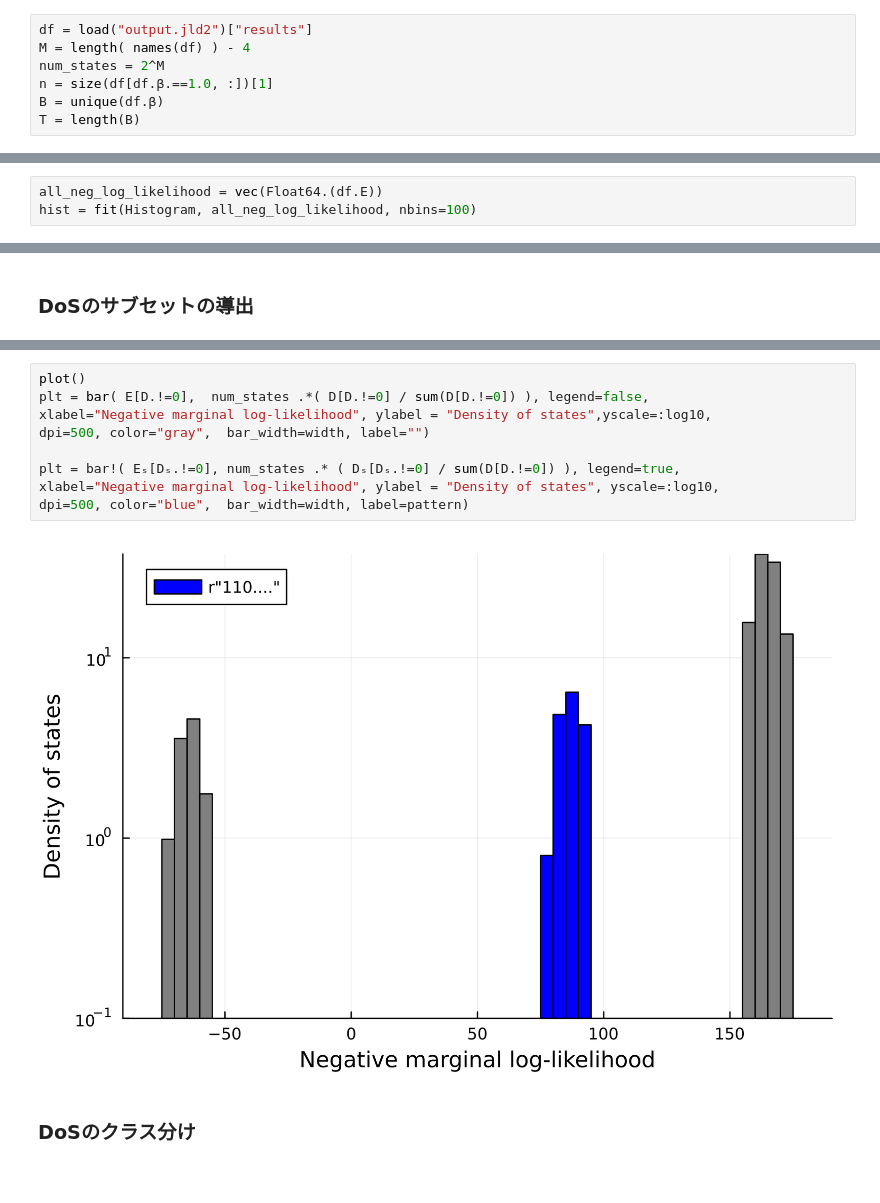
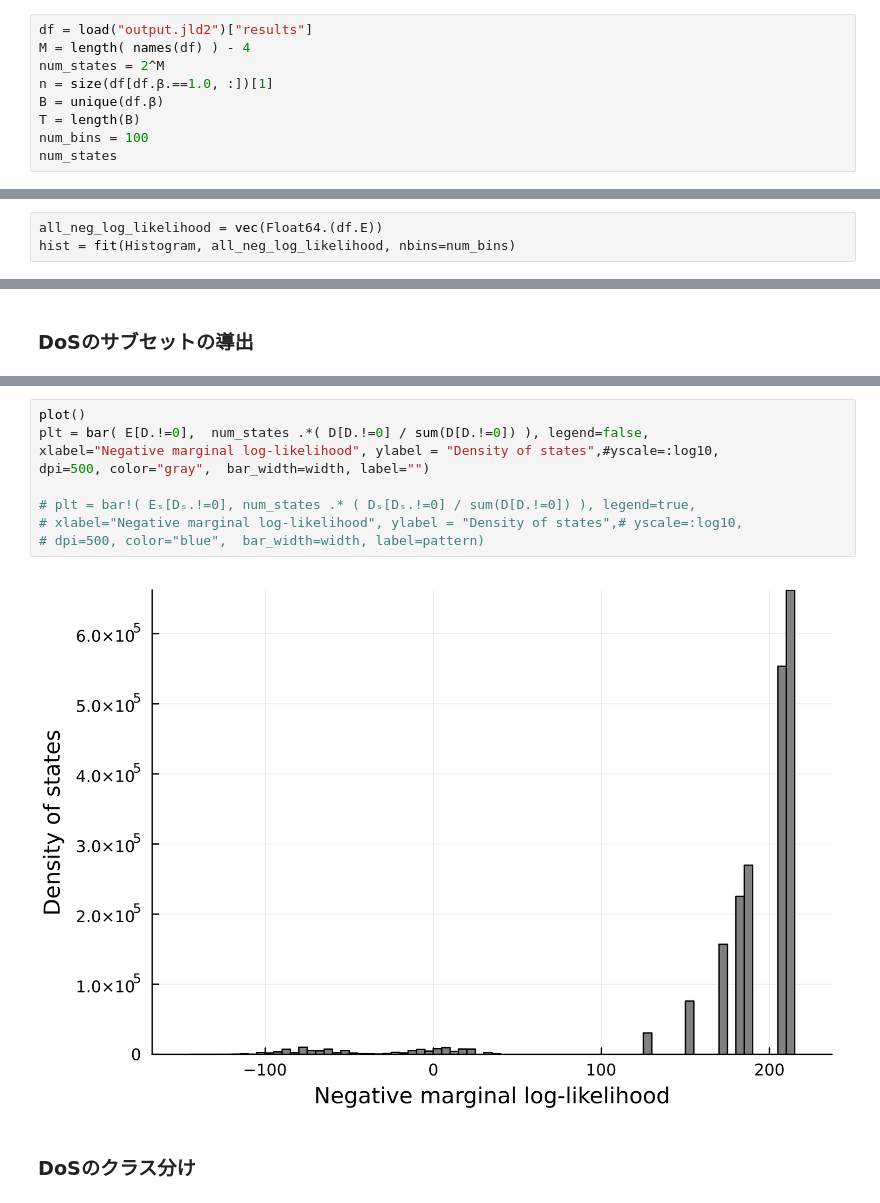
Before and after one commit to murakami9916/remc-blr, a Jupyter notebook: DoS_analyzer.ipynb, the cells around one changed output, grey strips where cells are left out. Saved outputs shown, nothing was run; the diff lists cells and outputs as text.

```diff
--- a/DoS_analyzer.ipynb
+++ b/DoS_analyzer.ipynb
@@ -16,4 +16,6 @@ num_states = 2^M
 n = size(df[df.β.==1.0, :])[1]
 B = unique(df.β)
 T = length(B)
+num_bins = 100
+num_states
 # %% [output]
@@ -22,7 +24,7 @@ T = length(B)
 ## マルチヒストグラム法によるDoSの推定
 # %%
 all_neg_log_likelihood = vec(Float64.(df.E))
-hist = fit(Histogram, all_neg_log_likelihood, nbins=100)
+hist = fit(Histogram, all_neg_log_likelihood, nbins=num_bins)
 # %% [output]
 Histogram{Int64, 1, Tuple{StepRangeLen{Float64, Base.TwicePrecision{Float64}, Base.TwicePrecision{Float64}, Int64}}}
 edges:
@@ -78,14 +82,14 @@ Dₛ = vec( Hₛ ./ ( exp.( - Eₛ*B' ) * ( n ./ Z ) ) )
 # %%
 plot()
 plt = bar( E[D.!=0],  num_states .*( D[D.!=0] / sum(D[D.!=0]) ), legend=false,
-xlabel="Negative marginal log-likelihood", ylabel = "Density of states",yscale=:log10,
+xlabel="Negative marginal log-likelihood", ylabel = "Density of states",#yscale=:log10,
 dpi=500, color="gray",  bar_width=width, label="")
 
-plt = bar!( Eₛ[Dₛ.!=0], num_states .* ( Dₛ[Dₛ.!=0] / sum(D[D.!=0]) ), legend=true,
-xlabel="Negative marginal log-likelihood", ylabel = "Density of states", yscale=:log10,
-dpi=500, color="blue",  bar_width=width, label=pattern)
+# plt = bar!( Eₛ[Dₛ.!=0], num_states .* ( Dₛ[Dₛ.!=0] / sum(D[D.!=0]) ), legend=true,
+# xlabel="Negative marginal log-likelihood", ylabel = "Density of states",# yscale=:log10,
+# dpi=500, color="blue",  bar_width=width, label=pattern)
 # %% [output]
-[figure, old version]
+[figure, new version]
 # %% [markdown]
 ### DoSのクラス分け
 # %%
```
Also changed, not shown: parts of 7 cells of this notebook, 1 other file.
